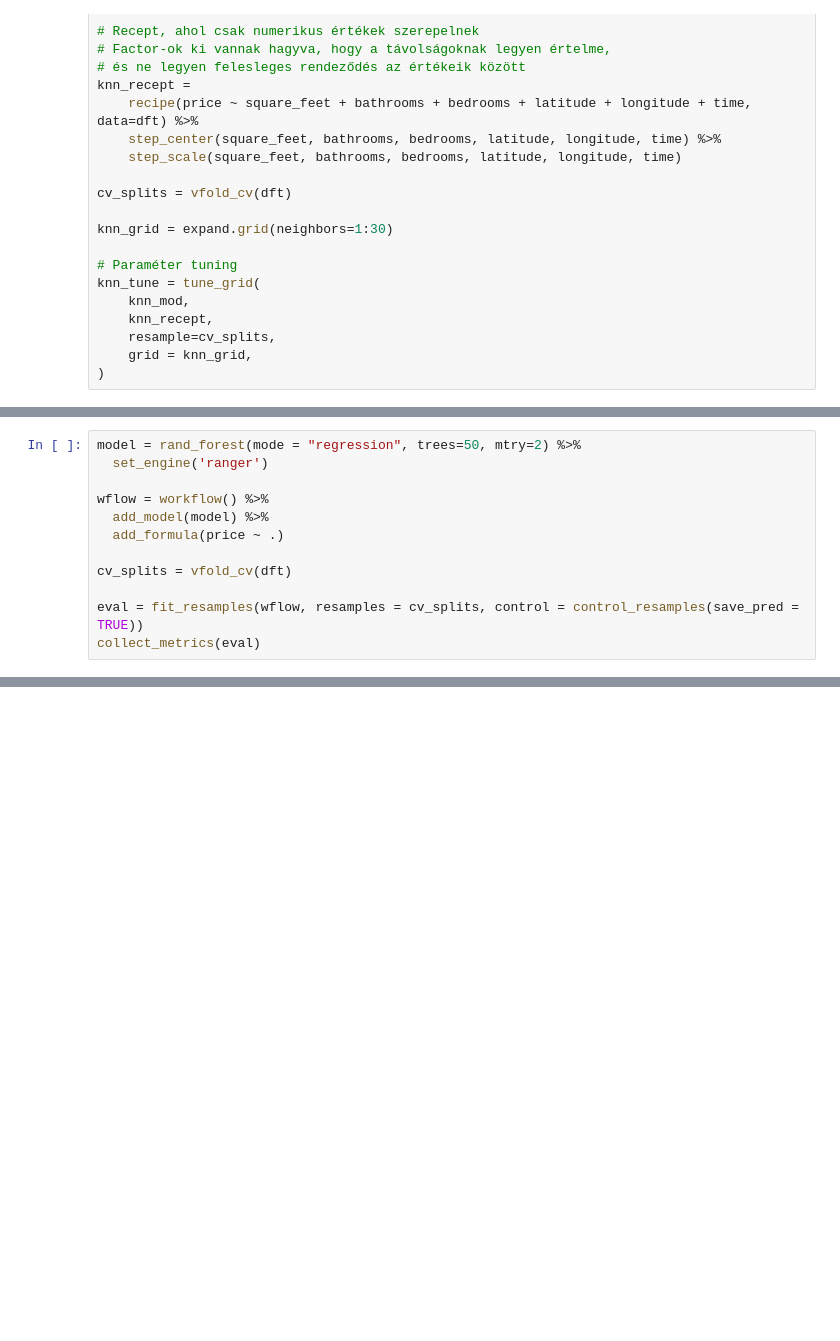
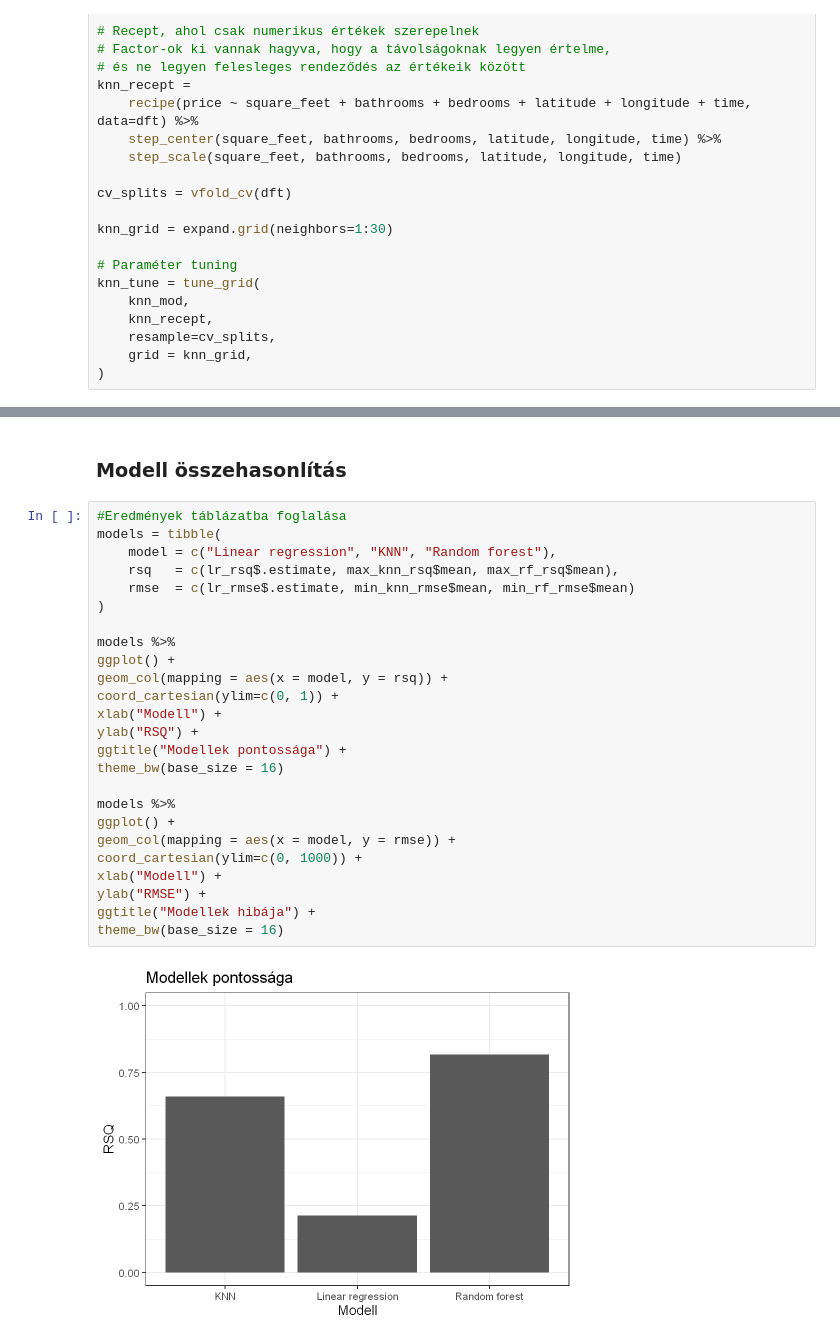
Before and after one commit to N0-0BIE/EX9BLV_ABTG, a Jupyter notebook: code/project.ipynb, the cells around one changed output, grey strips where cells are left out. Drawn from its saved outputs; the diff is of its cells as text; blank space fills up the shorter version.

```diff
--- a/code/project.ipynb
+++ b/code/project.ipynb
@@ -720,12 +680,0 @@ step_corr(all_numeric_predictors(), threshold = .9)
-# %%
-model = rand_forest(mode = "regression", trees=50, mtry=2) %>%
-  set_engine('ranger')
-
-wflow = workflow() %>%
-  add_model(model) %>%
-  add_formula(price ~ .)
-
-cv_splits = vfold_cv(dft)
-
-eval = fit_resamples(wflow, resamples = cv_splits, control = control_resamples(save_pred = TRUE))
-collect_metrics(eval)
@@ -792,0 +763,29 @@ asdf
+# %% [markdown]
+### Modell összehasonlítás
+# %%
+#Eredmények táblázatba foglalása
+models = tibble(
+    model = c("Linear regression", "KNN", "Random forest"),
+    rsq   = c(lr_rsq$.estimate, max_knn_rsq$mean, max_rf_rsq$mean),
+    rmse  = c(lr_rmse$.estimate, min_knn_rmse$mean, min_rf_rmse$mean)
+)
+
+models %>%
+ggplot() +
+geom_col(mapping = aes(x = model, y = rsq)) +
+coord_cartesian(ylim=c(0, 1)) +
+xlab("Modell") +
+ylab("RSQ") +
+ggtitle("Modellek pontossága") +
+theme_bw(base_size = 16)
+
+models %>%
+ggplot() +
+geom_col(mapping = aes(x = model, y = rmse)) +
+coord_cartesian(ylim=c(0, 1000)) +
+xlab("Modell") +
+ylab("RMSE") +
+ggtitle("Modellek hibája") +
+theme_bw(base_size = 16)
+# %% [output]
+[figure, added]
```
Also changed, not shown: parts of 13 cells of this notebook.
